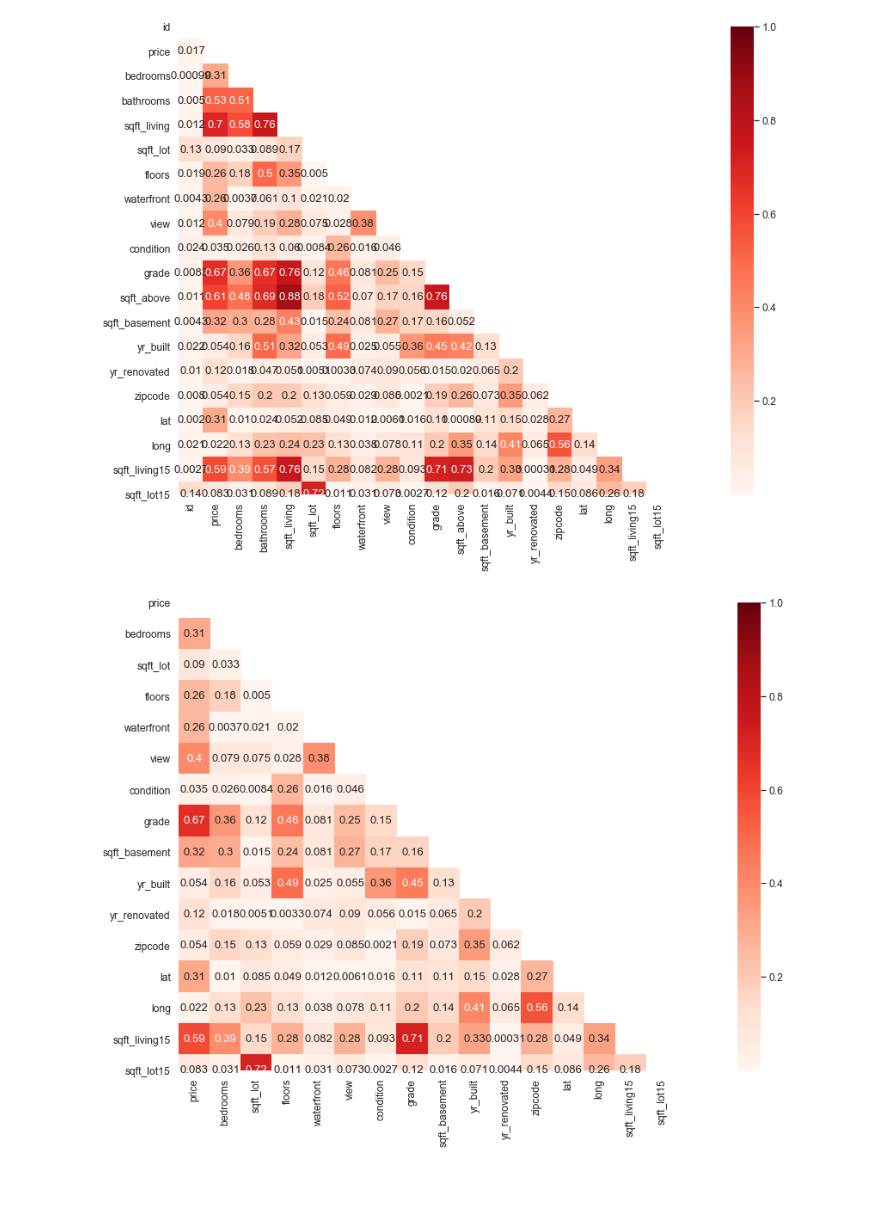
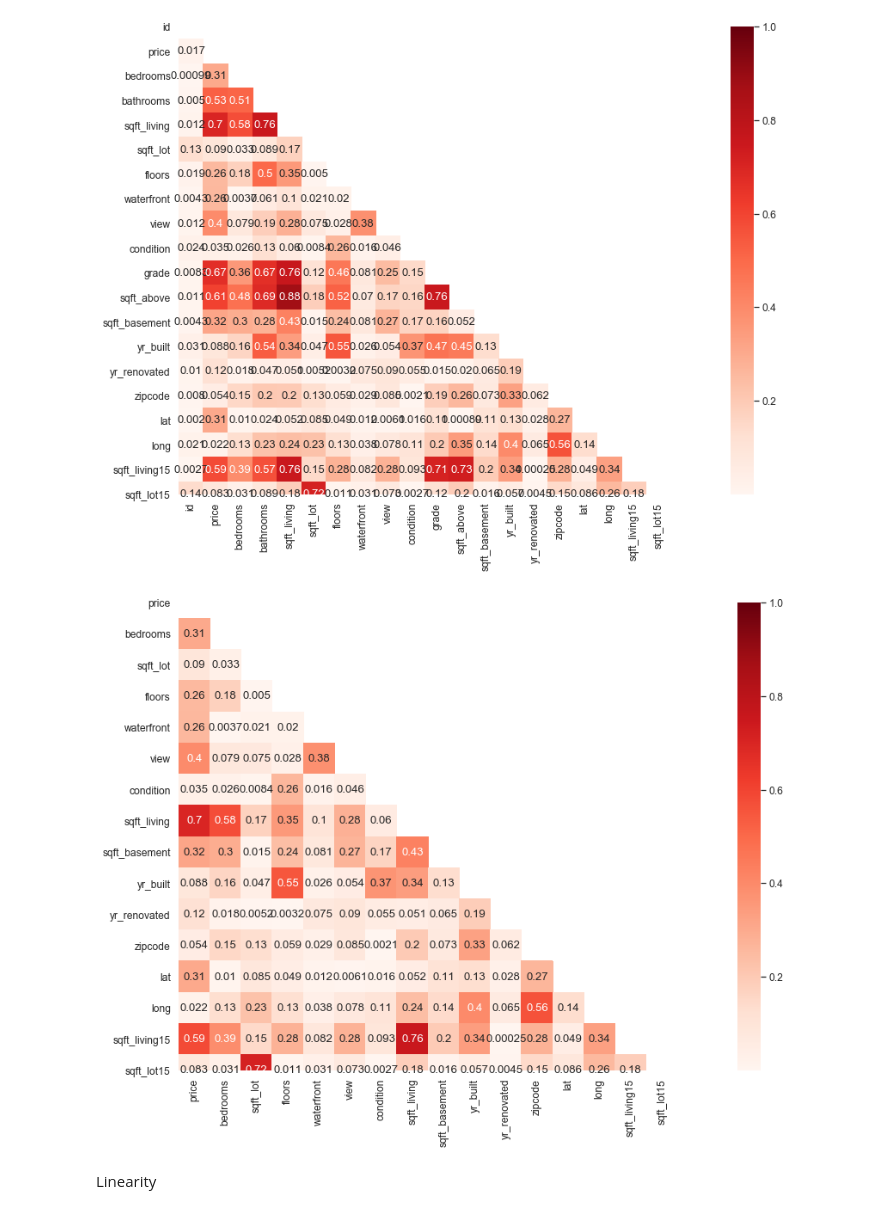
Before and after one commit to torresdavr/dsc-v2-mod1-final-project-online-ds-pt-100719, a Jupyter notebook: student.ipynb, the cells around one changed output. Saved outputs shown, nothing was run; the diff lists cells and outputs as text; code cells hidden in the pictures; blank space fills up the shorter version.

```diff
--- a/student.ipynb
+++ b/student.ipynb
@@ -612,0 +693,5 @@ sns.distplot(
+# %%
+bins=[1850,1950,1974,1996,2016]
+bins_yr_built = pd.cut(categ_columns['yr_built'], bins)
+bins_yr_built = bins_yr_built.cat.as_ordered()
+bins_yr_built.head()
@@ -612,0 +710,3 @@ sns.distplot(
+# %%
+categ_columns['yr_built']= bins_yr_built
+categ_columns['yr_built'] = categ_columns['yr_built'].cat.codes
@@ -612,0 +740,3 @@ sns.distplot(
+# %%
+bins_yr_renovated = pd.cut(categ_columns['yr_renovated'], 2)
+bins_yr_renovated.value_counts().plot(kind='bar');
@@ -612,0 +745,3 @@ sns.distplot(
+# %%
+categ_columns['yr_renovated']= bins_yr_renovated
+categ_columns['yr_renovated'] = categ_columns['yr_renovated'].cat.codes
@@ -628,15 +797,17 @@ multiplot(np.abs(housing_df.corr()));
 [figure]
 # %%
 #sqft_living and bathrooms = bathrooms=0.76 / cut bathrooms
-#grade and sqft_living=0.76  / cut sqft_living
+#grade and sqft_living=0.76  / cut grade
 #sqft_above and sqfit_living = 0.88 / cut sqft_living
 #sqft_above and grade = 0.76 / sqft_above
 colli_cols = ['price', 'bedrooms', 'sqft_lot', 'floors',
-              'waterfront', 'view', 'condition', 'grade', 'sqft_basement', 'yr_built',
+              'waterfront', 'view', 'condition', 'sqft_living', 'sqft_basement', 'yr_built',
               'yr_renovated', 'zipcode',
        'lat', 'long', 'sqft_living15', 'sqft_lot15']
 
-df_collin = housing_df[colli_cols]
+df_collin = categ_columns[colli_cols]
 multiplot(np.abs(df_collin.corr()));
 # %% [output]
-[figure, old version]
+[figure, new version]
+# %% [markdown]
+Linearity
```
Also changed, not shown: parts of 53 cells of this notebook, 1 other file.
